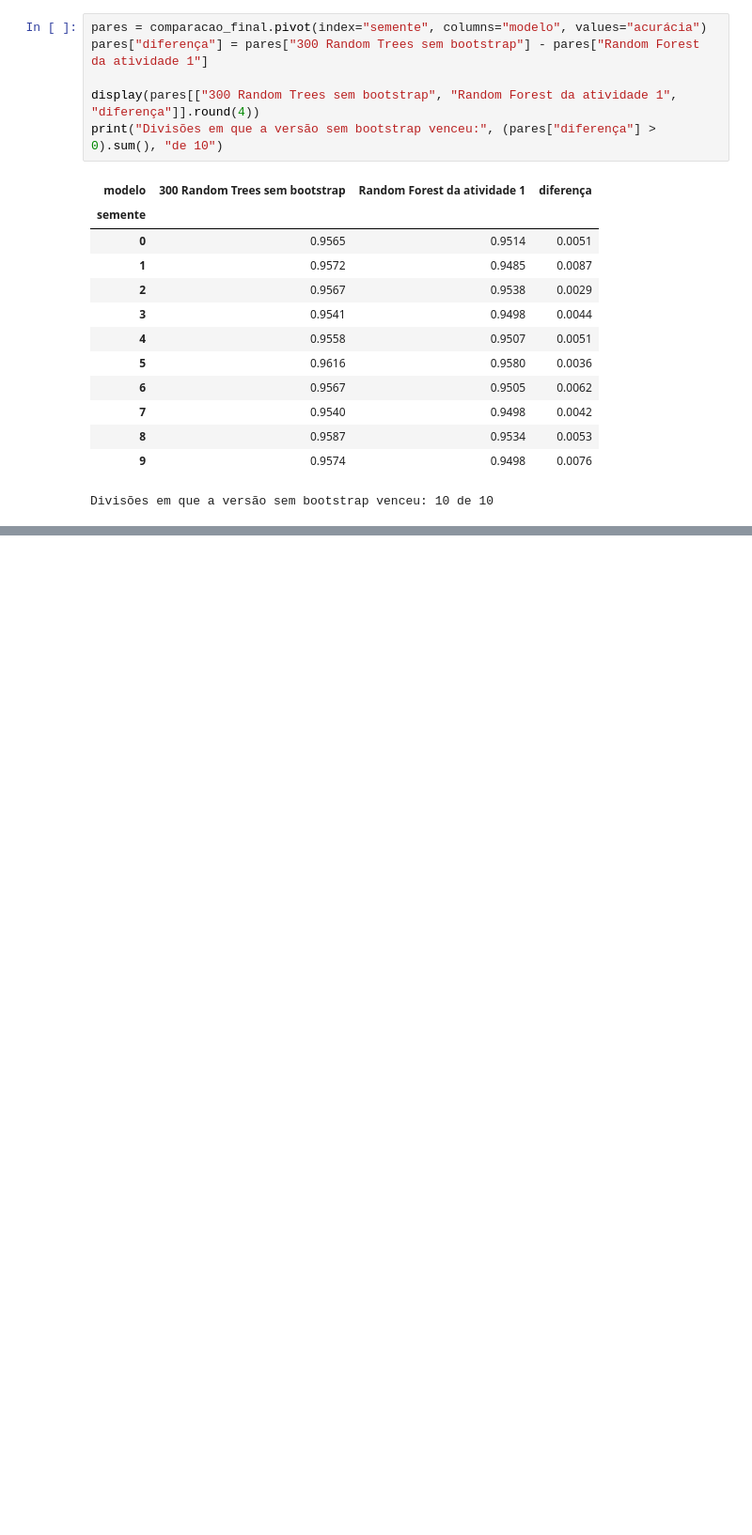
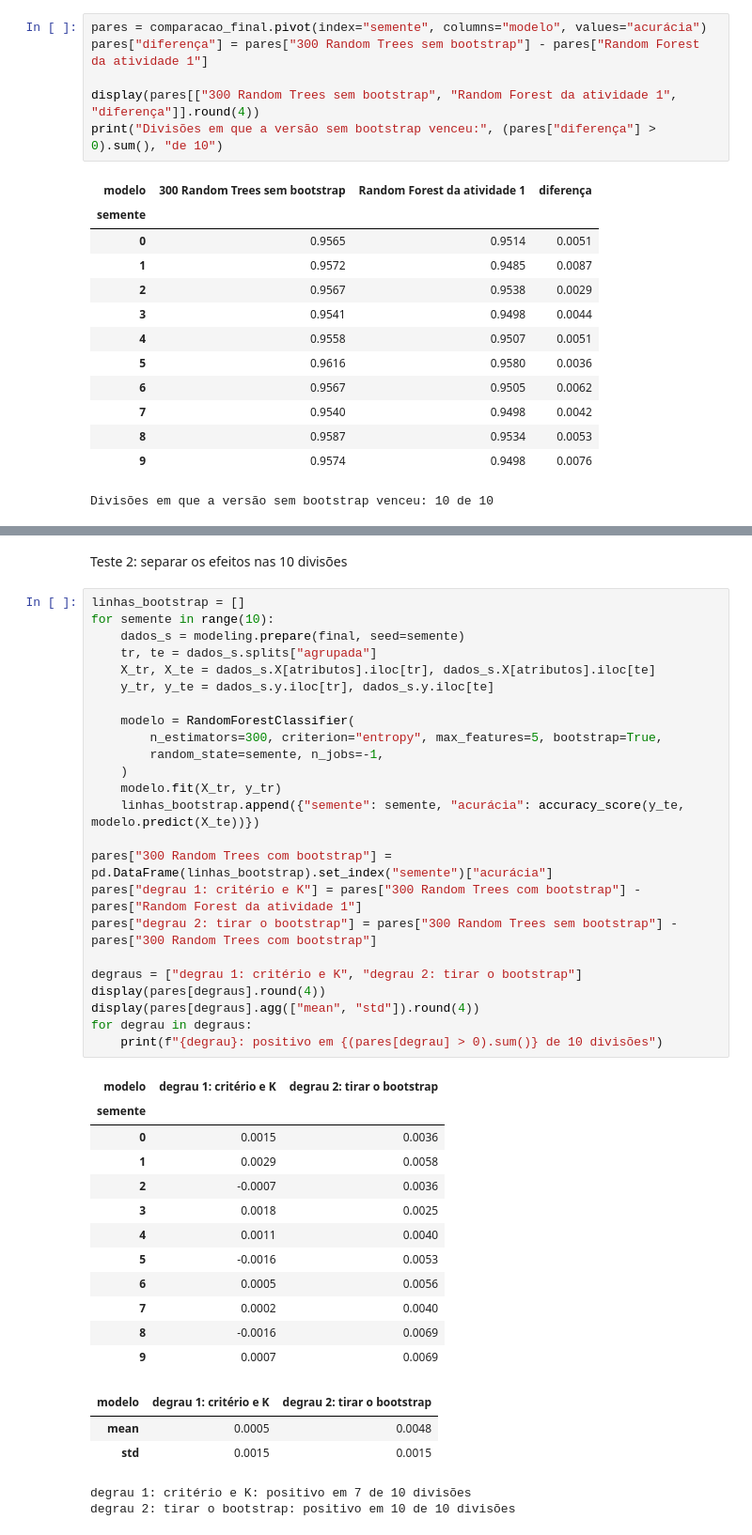
Before and after one commit to pumba-dev/machine-learning-practice, a Jupyter notebook: notebooks/04_random_tree.ipynb, the cells around one changed output, grey strips where cells are left out. Shown at 94% size. Cells and saved outputs as stored; diff of their text form; blank space fills up the shorter version.

Commit message:
Adiciona seção sobre o papel do bootstrap

```diff
--- a/notebooks/04_random_tree.ipynb
+++ b/notebooks/04_random_tree.ipynb
@@ -370,0 +399,44 @@ As 300 Random Trees sem bootstrap superam a Random Forest padrão nas 10 divisõ
+# %% [markdown]
+Teste 2: separar os efeitos nas 10 divisões
+# %%
+linhas_bootstrap = []
+for semente in range(10):
+    dados_s = modeling.prepare(final, seed=semente)
+    tr, te = dados_s.splits["agrupada"]
+    X_tr, X_te = dados_s.X[atributos].iloc[tr], dados_s.X[atributos].iloc[te]
+    y_tr, y_te = dados_s.y.iloc[tr], dados_s.y.iloc[te]
+
+    modelo = RandomForestClassifier(
+        n_estimators=300, criterion="entropy", max_features=5, bootstrap=True,
+        random_state=semente, n_jobs=-1,
+    )
+    modelo.fit(X_tr, y_tr)
+    linhas_bootstrap.append({"semente": semente, "acurácia": accuracy_score(y_te, modelo.predict(X_te))})
+
+pares["300 Random Trees com bootstrap"] = pd.DataFrame(linhas_bootstrap).set_index("semente")["acurácia"]
+pares["degrau 1: critério e K"] = pares["300 Random Trees com bootstrap"] - pares["Random Forest da atividade 1"]
+pares["degrau 2: tirar o bootstrap"] = pares["300 Random Trees sem bootstrap"] - pares["300 Random Trees com bootstrap"]
+
+degraus = ["degrau 1: critério e K", "degrau 2: tirar o bootstrap"]
+display(pares[degraus].round(4))
+display(pares[degraus].agg(["mean", "std"]).round(4))
+for degrau in degraus:
+    print(f"{degrau}: positivo em {(pares[degrau] > 0).sum()} de 10 divisões")
+# %% [output]
+| modelo | degrau 1: critério e K | degrau 2: tirar o bootstrap |
+| semente |  |  |
+| 0 | 0.0015 | 0.0036 |
+| 1 | 0.0029 | 0.0058 |
+| 2 | -0.0007 | 0.0036 |
+| 3 | 0.0018 | 0.0025 |
+| 4 | 0.0011 | 0.0040 |
+| 5 | -0.0016 | 0.0053 |
+| 6 | 0.0005 | 0.0056 |
+| 7 | 0.0002 | 0.0040 |
+| 8 | -0.0016 | 0.0069 |
+| 9 | 0.0007 | 0.0069 |
+| modelo | degrau 1: critério e K | degrau 2: tirar o bootstrap |
+| mean | 0.0005 | 0.0048 |
+| std | 0.0015 | 0.0015 |
+degrau 1: critério e K: positivo em 7 de 10 divisões
+degrau 2: tirar o bootstrap: positivo em 10 de 10 divisões
```
Also changed, not shown: parts of 6 cells of this notebook.
